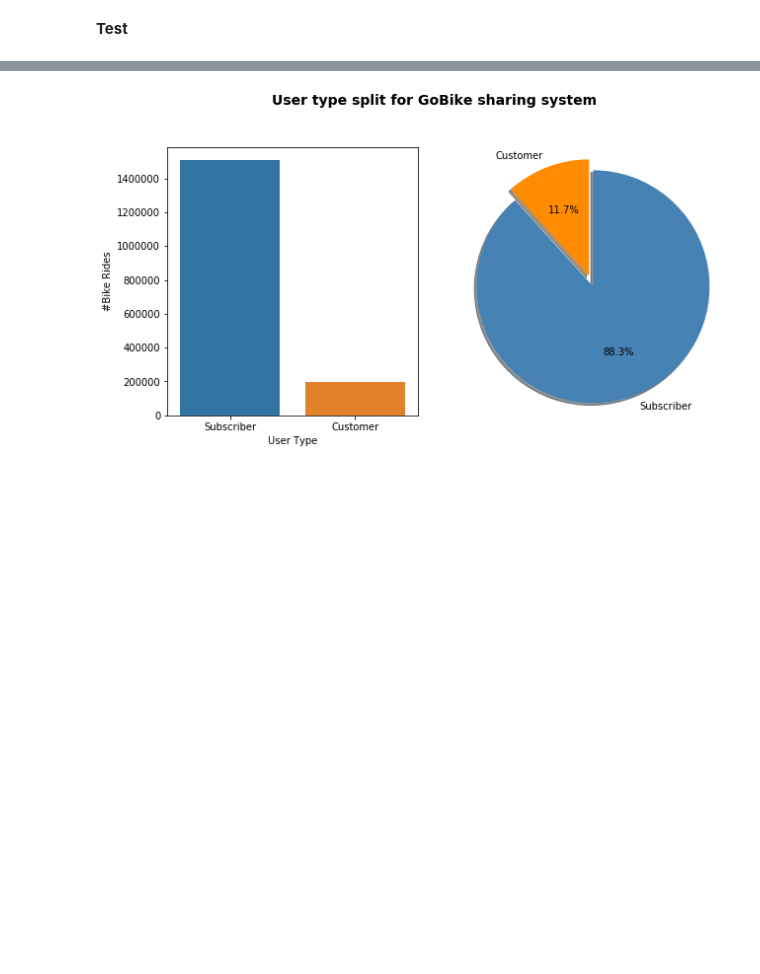
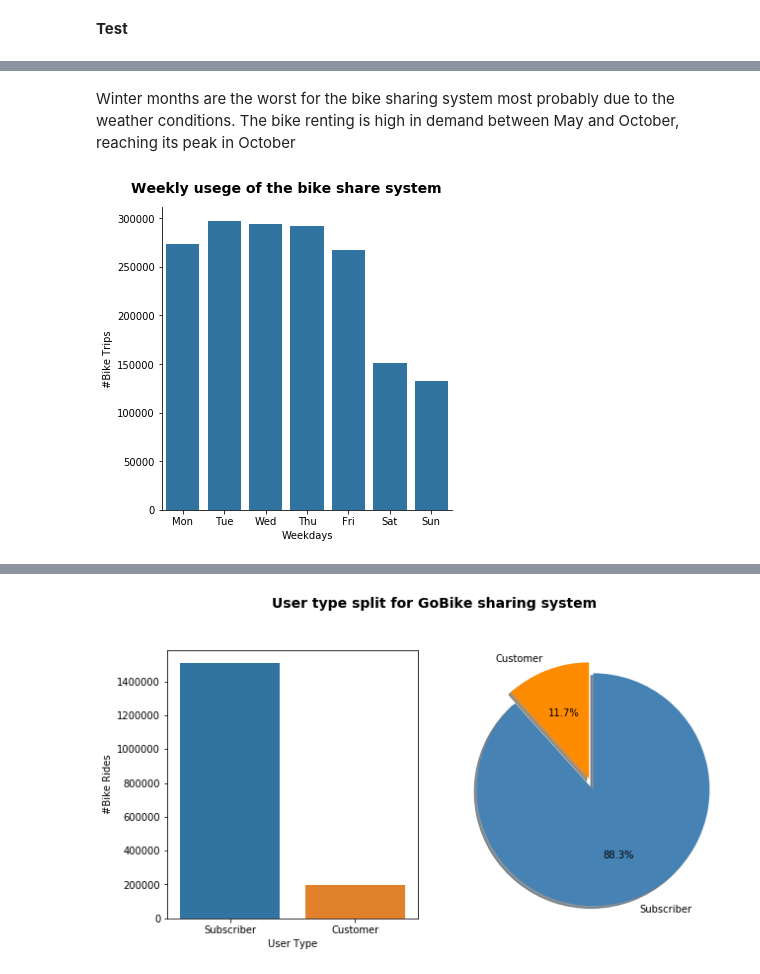
Before and after one commit to alexmathew95/DAND-Project_4, a Jupyter notebook: exploration.ipynb, the cells around one changed output, grey strips where cells are left out. Saved outputs shown, nothing was run; the diff lists cells and outputs as text; code cells hidden in the pictures; blank space fills up the shorter version.

```diff
--- a/exploration.ipynb
+++ b/exploration.ipynb
@@ -365,0 +369,11 @@ I'll start by looking at the monthly trend of number of bike rentals and distrib
+# %% [markdown]
+Winter months are the worst for the bike sharing system most probably due to the weather conditions. The bike renting is high in demand between May and October, reaching its peak in October
+# %%
+# weekday usege of the bike sharing system
+
+weekday = ['Mon', 'Tue', 'Wed', 'Thu', 'Fri', 'Sat', 'Sun']
+g = sns.catplot(data=df_clean, x='start_time_weekday', kind='count', color = base_color, order = weekday)
+g.set_axis_labels("Weekdays", "#Bike Trips")
+g.fig.suptitle('Weekly usege of the bike share system', y=1.03, fontsize=14, fontweight='semibold');
+# %% [output]
+[figure, added]
```
Also changed, not shown: parts of 17 cells of this notebook.
